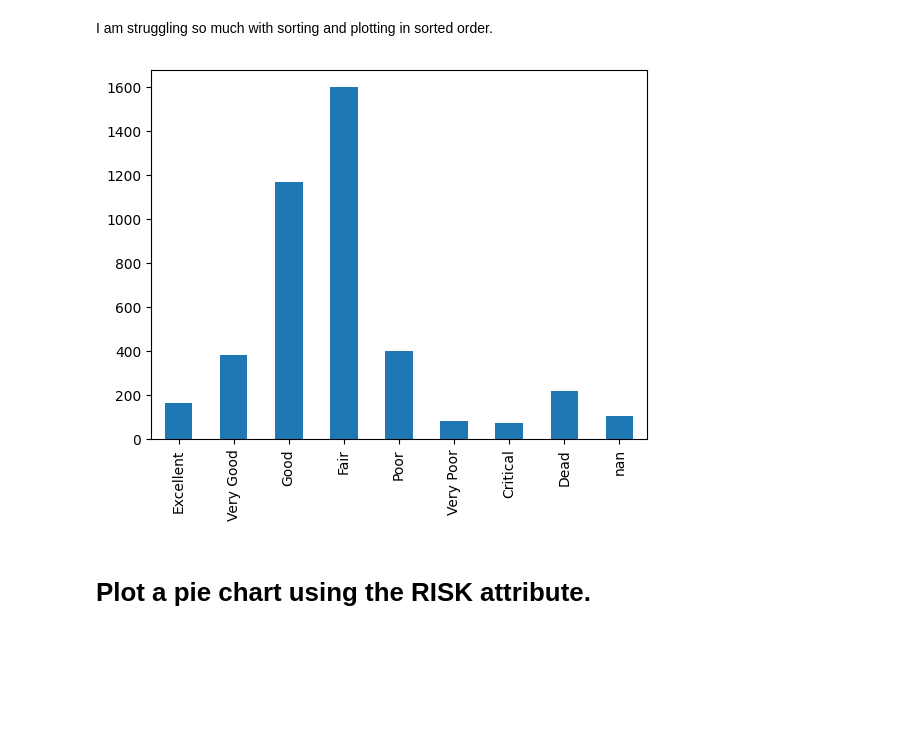
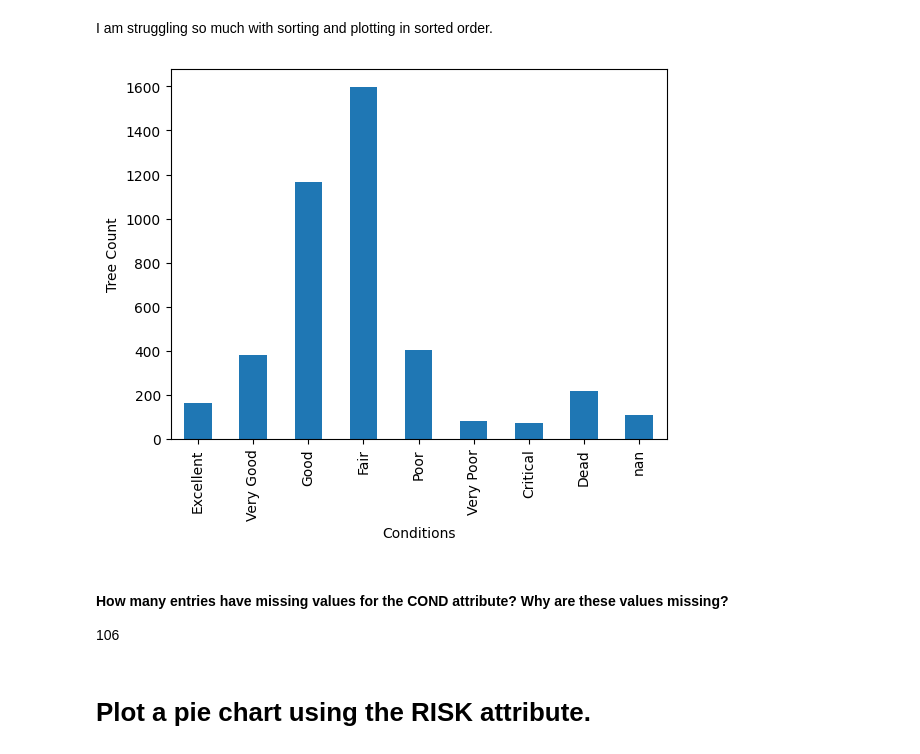
Before and after one commit to mikerly131/DataEngineering.Labs.CityOfNewarkDETreeSurvey, a Jupyter notebook: newark_de_tree_survey.ipynb, the cells around one changed output. Cells and saved outputs as stored; diff of their text form; code cells hidden in the pictures; blank space fills up the shorter version.

```diff
--- a/newark_de_tree_survey.ipynb
+++ b/newark_de_tree_survey.ipynb
@@ -344,6 +344,6 @@ Name: count, dtype: int64
 I am struggling so much with sorting and plotting in sorted order.
 # %%
 # Plot the Series here
-ax5 = s_5.plot.bar()
+ax5 = s_5.plot.bar(xlabel="Conditions", ylabel="Tree Count")
 # %% [output]
-[figure, old version]
+[figure, new version]
@@ -353,3 +350,6 @@ some amount
+# %% [markdown]
+#### How many entries have missing values for the COND attribute? Why are these values missing?
+106
 # %% [markdown]
 # Plot a pie chart using the RISK attribute.
 # %% [markdown]
```
Also changed, not shown: parts of 10 cells of this notebook.
